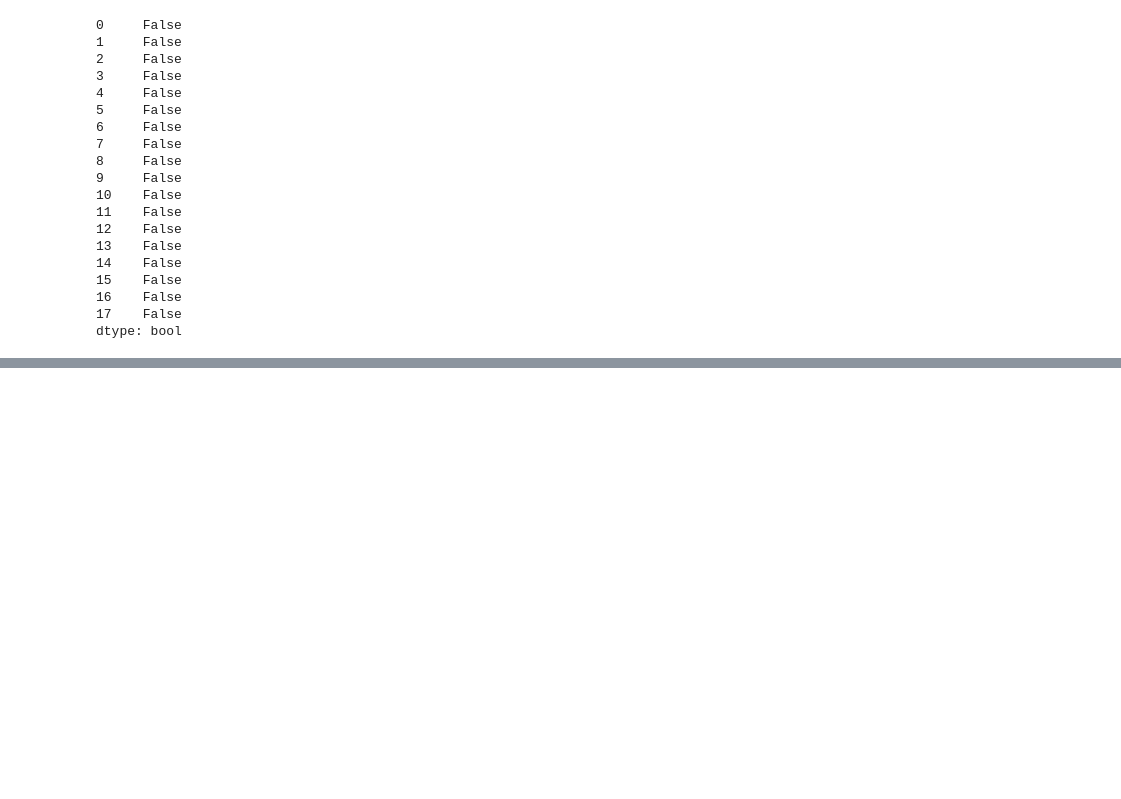
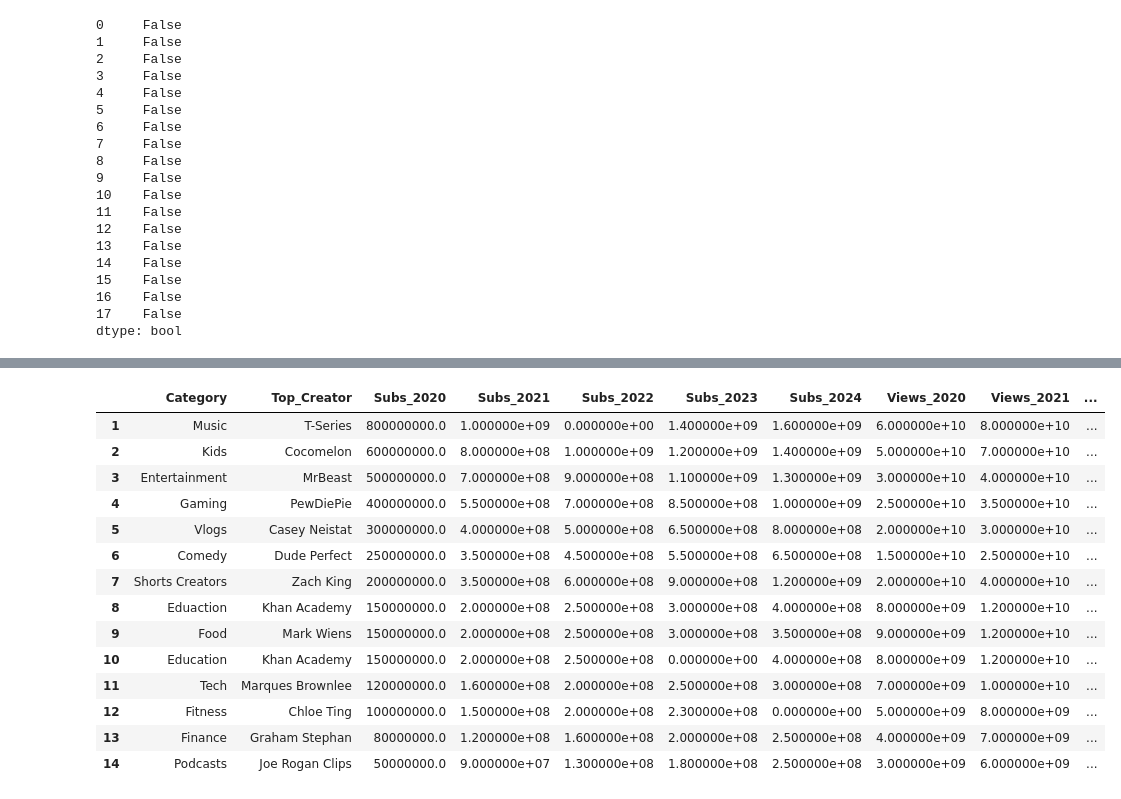
Before and after one commit to Venux09/Influencer-data-project, a Jupyter notebook: Youtube Categories data/catogries_data_cleaning.ipynb, the cells around one changed output, grey strips where cells are left out. Drawn from its saved outputs; the diff is of its cells as text; code cells hidden in the pictures; blank space fills up the shorter version.

Commit message:
add : category data cleaned

```diff
--- a/Youtube Categories data/catogries_data_cleaning.ipynb
+++ b/Youtube Categories data/catogries_data_cleaning.ipynb
@@ -259,0 +180,2 @@ df
+# %%
+df.drop([17,16,0,15],axis = 0,inplace=True)#removing unwanted rows
@@ -259,0 +202,20 @@ df
+# %%
+data = df
+# %%
+data
+# %% [output]
+|  | Category | Top_Creator | Subs_2020 | Subs_2021 | Subs_2022 | Subs_2023 | Subs_2024 | Views_2020 | Views_2021 | ... |
+| 1 | Music | T-Series | 800000000.0 | 1.000000e+09 | 0.000000e+00 | 1.400000e+09 | 1.600000e+09 | 6.000000e+10 | 8.000000e+10 | ... |
+| 2 | Kids | Cocomelon | 600000000.0 | 8.000000e+08 | 1.000000e+09 | 1.200000e+09 | 1.400000e+09 | 5.000000e+10 | 7.000000e+10 | ... |
+| 3 | Entertainment | MrBeast | 500000000.0 | 7.000000e+08 | 9.000000e+08 | 1.100000e+09 | 1.300000e+09 | 3.000000e+10 | 4.000000e+10 | ... |
+| 4 | Gaming | PewDiePie | 400000000.0 | 5.500000e+08 | 7.000000e+08 | 8.500000e+08 | 1.000000e+09 | 2.500000e+10 | 3.500000e+10 | ... |
+| 5 | Vlogs | Casey Neistat | 300000000.0 | 4.000000e+08 | 5.000000e+08 | 6.500000e+08 | 8.000000e+08 | 2.000000e+10 | 3.000000e+10 | ... |
+| 6 | Comedy | Dude Perfect | 250000000.0 | 3.500000e+08 | 4.500000e+08 | 5.500000e+08 | 6.500000e+08 | 1.500000e+10 | 2.500000e+10 | ... |
+| 7 | Shorts Creators | Zach King | 200000000.0 | 3.500000e+08 | 6.000000e+08 | 9.000000e+08 | 1.200000e+09 | 2.000000e+10 | 4.000000e+10 | ... |
+| 8 | Eduaction | Khan Academy | 150000000.0 | 2.000000e+08 | 2.500000e+08 | 3.000000e+08 | 4.000000e+08 | 8.000000e+09 | 1.200000e+10 | ... |
+| 9 | Food | Mark Wiens | 150000000.0 | 2.000000e+08 | 2.500000e+08 | 3.000000e+08 | 3.500000e+08 | 9.000000e+09 | 1.200000e+10 | ... |
+| 10 | Education | Khan Academy | 150000000.0 | 2.000000e+08 | 2.500000e+08 | 0.000000e+00 | 4.000000e+08 | 8.000000e+09 | 1.200000e+10 | ... |
+| 11 | Tech | Marques Brownlee | 120000000.0 | 1.600000e+08 | 2.000000e+08 | 2.500000e+08 | 3.000000e+08 | 7.000000e+09 | 1.000000e+10 | ... |
+| 12 | Fitness | Chloe Ting | 100000000.0 | 1.500000e+08 | 2.000000e+08 | 2.300000e+08 | 0.000000e+00 | 5.000000e+09 | 8.000000e+09 | ... |
+| 13 | Finance | Graham Stephan | 80000000.0 | 1.200000e+08 | 1.600000e+08 | 2.000000e+08 | 2.500000e+08 | 4.000000e+09 | 7.000000e+09 | ... |
+| 14 | Podcasts | Joe Rogan Clips | 50000000.0 | 9.000000e+07 | 1.300000e+08 | 1.800000e+08 | 2.500000e+08 | 3.000000e+09 | 6.000000e+09 | ... |
```
Also changed, not shown: parts of 8 cells of this notebook, 2 other files.
